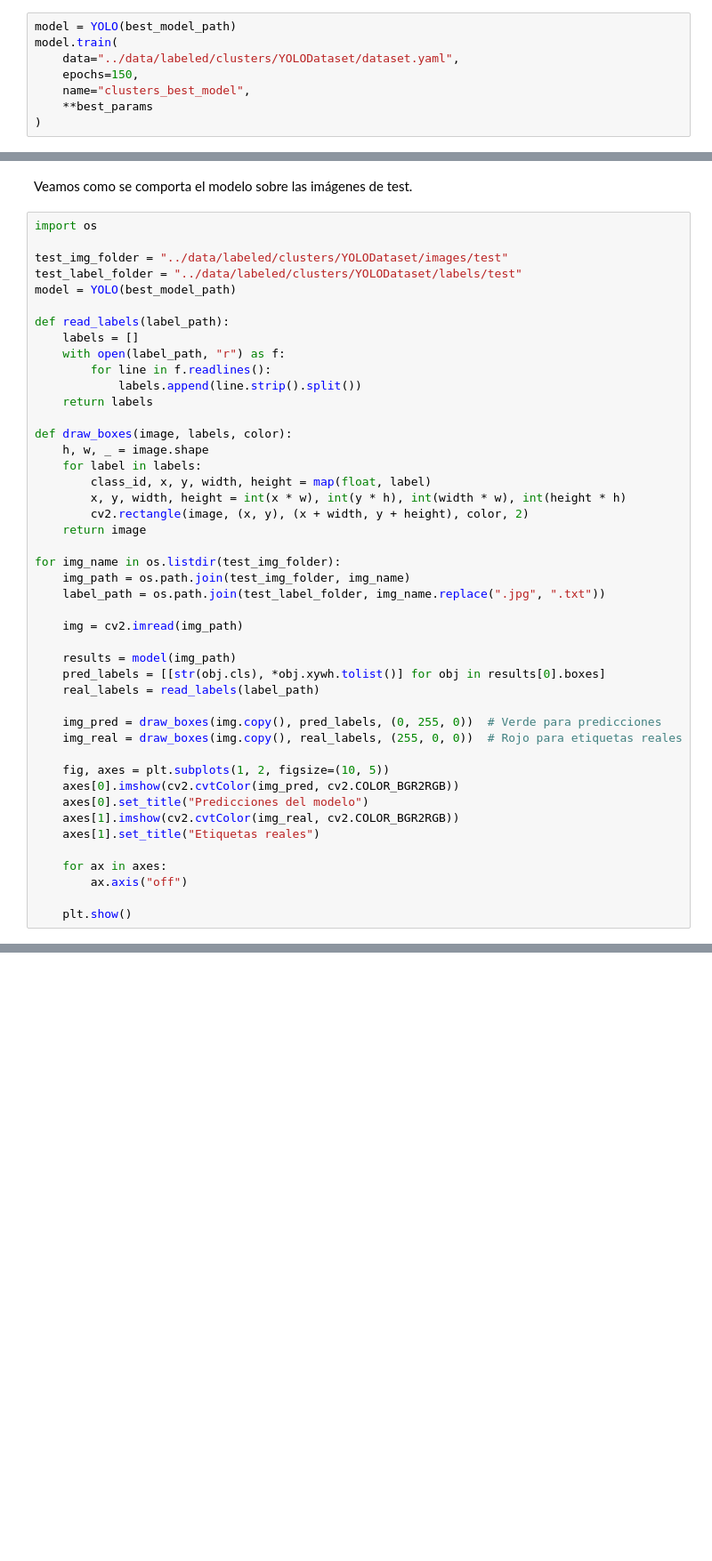
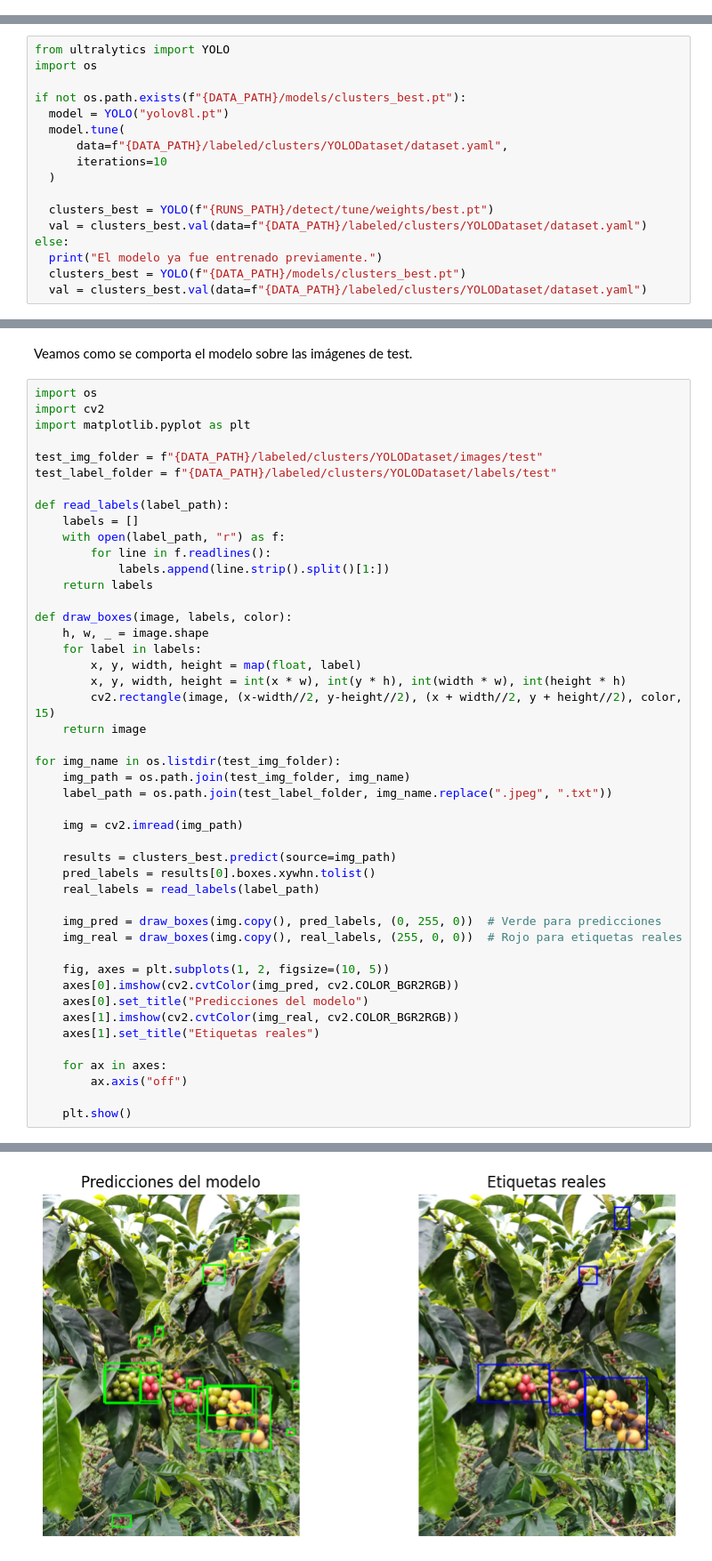
Before and after one commit to adgodoyo/Vision-DeepLearnig, a Jupyter notebook: ProduccionCafe_JuanPacheco_JuanZuluaga/src/main.ipynb, the cells around one changed output, grey strips where cells are left out. Shown at 89% size. Drawn from its saved outputs; the diff is of its cells as text; blank space fills up the shorter version.

Commit message:
clusters model colab

```diff
--- a/ProduccionCafe_JuanPacheco_JuanZuluaga/src/main.ipynb
+++ b/ProduccionCafe_JuanPacheco_JuanZuluaga/src/main.ipynb
@@ -133,8 +81,0 @@ Se entrena el mejor modelo del grid search por 150 epocas.
-# %%
-model = YOLO(best_model_path)
-model.train(
-    data="../data/labeled/clusters/YOLODataset/dataset.yaml",
-    epochs=150,
-    name="clusters_best_model",
-    **best_params
-)
@@ -140,0 +107,17 @@ model.train(
+# %%
+from ultralytics import YOLO
+import os
+
+if not os.path.exists(f"{DATA_PATH}/models/clusters_best.pt"):
+  model = YOLO("yolov8l.pt")
+  model.tune(
+      data=f"{DATA_PATH}/labeled/clusters/YOLODataset/dataset.yaml",
+      iterations=10
+  )
+
+  clusters_best = YOLO(f"{RUNS_PATH}/detect/tune/weights/best.pt")
+  val = clusters_best.val(data=f"{DATA_PATH}/labeled/clusters/YOLODataset/dataset.yaml")
+else:
+  print("El modelo ya fue entrenado previamente.")
+  clusters_best = YOLO(f"{DATA_PATH}/models/clusters_best.pt")
+  val = clusters_best.val(data=f"{DATA_PATH}/labeled/clusters/YOLODataset/dataset.yaml")
@@ -142,34 +149,35 @@ model.train(
 Veamos como se comporta el modelo sobre las imágenes de test.
 # %%
 import os
+import cv2
+import matplotlib.pyplot as plt
 
-test_img_folder = "../data/labeled/clusters/YOLODataset/images/test"
-test_label_folder = "../data/labeled/clusters/YOLODataset/labels/test"
-model = YOLO(best_model_path)
+test_img_folder = f"{DATA_PATH}/labeled/clusters/YOLODataset/images/test"
+test_label_folder = f"{DATA_PATH}/labeled/clusters/YOLODataset/labels/test"
 
 def read_labels(label_path):
     labels = []
     with open(label_path, "r") as f:
         for line in f.readlines():
-            labels.append(line.strip().split())
+            labels.append(line.strip().split()[1:])
     return labels
 
 def draw_boxes(image, labels, color):
     h, w, _ = image.shape
     for label in labels:
-        class_id, x, y, width, height = map(float, label)
+        x, y, width, height = map(float, label)
         x, y, width, height = int(x * w), int(y * h), int(width * w), int(height * h)
-        cv2.rectangle(image, (x, y), (x + width, y + height), color, 2)
+        cv2.rectangle(image, (x-width//2, y-height//2), (x + width//2, y + height//2), color, 15)
     return image
 
 for img_name in os.listdir(test_img_folder):
     img_path = os.path.join(test_img_folder, img_name)
-    label_path = os.path.join(test_label_folder, img_name.replace(".jpg", ".txt"))
+    label_path = os.path.join(test_label_folder, img_name.replace(".jpeg", ".txt"))
 
     img = cv2.imread(img_path)
 
-    results = model(img_path)
-    pred_labels = [[str(obj.cls), *obj.xywh.tolist()] for obj in results[0].boxes]
+    results = clusters_best.predict(source=img_path)
+    pred_labels = results[0].boxes.xywhn.tolist()
     real_labels = read_labels(label_path)
 
     img_pred = draw_boxes(img.copy(), pred_labels, (0, 255, 0))  # Verde para predicciones
@@ -189,0 +199 @@ FileNotFoundError: [Errno 2] No such file or directory: 'runs/detect/yolov8m/wei
+[figure, added]
```
Also changed, not shown: parts of 12 cells of this notebook.
